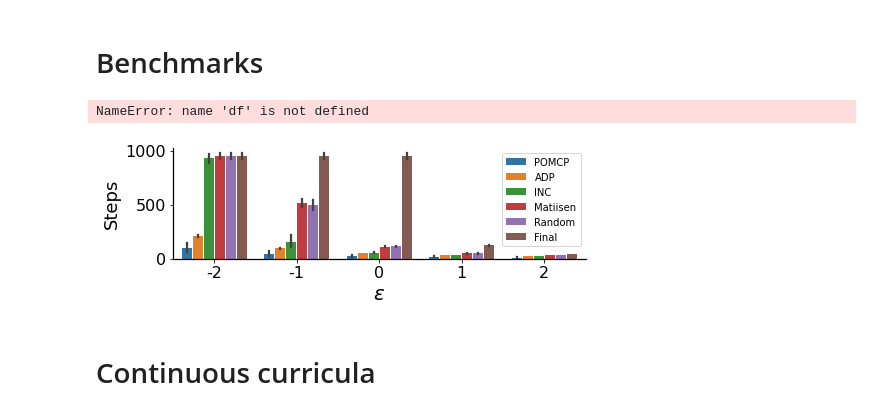
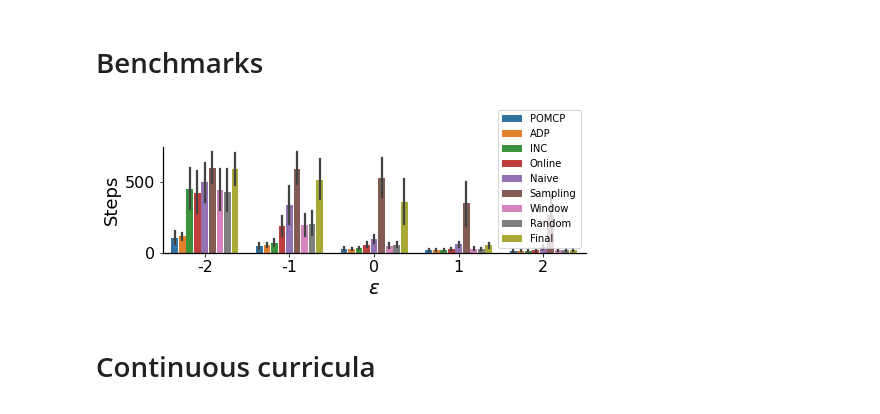
Before and after one commit to wtong98/automated-curriculum-learning, a Jupyter notebook: binary_env/plotter.ipynb, the cells around one changed output. Cells and saved outputs as stored; diff of their text form; code cells hidden in the pictures.

```diff
--- a/binary_env/plotter.ipynb
+++ b/binary_env/plotter.ipynb
@@ -116,5 +104,0 @@ plot_traj_slices(info['qr'], eps)
-# %%
-N = 10
-eps = 2
-traj, info = run_inc(eps=eps, goal_length=N)
-plot_traj_and_qr(traj, info['qr'], eps, N, save_path='fig/fig2_success_qr.png')
@@ -196,12 +145,0 @@ for i, eps in enumerate(eps_s):
-# %%
-fig, axs = plt.subplots(3, 2, figsize=(9, 8))
-
-N = 10
-eps = [2, 0, -2]
-
-for e, ax in zip(eps, axs):
-    traj, info = run_adp(eps=e, goal_length=N)
-    plot_traj_and_qr(traj, info['qr'], e, N, ax=ax[0])
-    plot_traj_slices(info['qr'], e, ax=ax[1])
-
-plt.savefig('fig/adp_conjoined.png')
@@ -213,10 +149,8 @@ plt.savefig('fig/adp_conjoined.png')
 np.random.seed(1)
 
 n_iters = 10
-# Ns = [3, 5, 10]
-Ns = [10]
+Ns = [3, 5, 10]
 eps = np.linspace(-2, 2, num=5)
-# max_steps = 500
 
 T = 3
 lr = 0.1
@@ -230,11 +164,11 @@ for N in tqdm(Ns):
     for e in eps:
         cases = [
             Case('ADP', run_adp, {'eps': e, 'goal_length': N}, []),
-            Case('INC', run_exp, {'eps': e, 'goal_length': N}, []),
-            # Case('Online', run_online, {'eps': e, 'goal_length': N, 'alpha': alpha, 'beta': beta}, []),
-            # Case('Naive', run_naive, {'eps': e, 'goal_length': N, 'alpha': alpha, 'beta': beta, 'k': k}, []),
-            # Case('Sampling', run_sampling, {'eps': e, 'goal_length': N, 'alpha': alpha, 'k': k}, []),
-            Case('Matiisen', run_window, {'eps': e, 'goal_length': N, 'alpha': alpha, 'beta': beta, 'k': k}, []),
+            Case('INC', run_inc, {'eps': e, 'goal_length': N}, []),
+            Case('Online', run_online, {'eps': e, 'goal_length': N, 'alpha': alpha, 'beta': beta}, []),
+            Case('Naive', run_naive, {'eps': e, 'goal_length': N, 'alpha': alpha, 'beta': beta, 'k': k}, []),
+            Case('Sampling', run_sampling, {'eps': e, 'goal_length': N, 'alpha': alpha, 'k': k}, []),
+            Case('Window', run_window, {'eps': e, 'goal_length': N, 'alpha': alpha, 'beta': beta, 'k': k}, []),
             Case('Random', run_random, {'eps': e, 'goal_length': N}, []),
             Case('Final', run_final_task_only, {'eps': e, 'goal_length': N}, []),
         ]
@@ -242,10 +176,9 @@ for N in tqdm(Ns):
         run_exp(n_iters=n_iters, cases=cases, max_steps=N * 100, lr=lr, T=T)
         raw_data.extend(cases)
 
+
 df_bench = pd.DataFrame(raw_data)
-df = pd.concat((df, df_bench), ignore_index=True)
+df = pd.concat((df, df_bench), ignore_index=True)   # df loaded from `pomcp.pkl` above
-# %% [output]
-NameError: name 'df' is not defined
 # %%
 # setting up for benchmark plotting
 fig_dir = Path('fig/us_v_matiisen_v_pomcp')
@@ -263,34 +196,25 @@ def extract_plot_vals(row):
     ], index=['name', 'N', 'eps', 'traj_lens'])
 # %%
 plot_df = df.apply(extract_plot_vals, axis=1).explode('traj_lens')
-
-# g = sns.catplot(plot_df, x='eps', y='traj_lens', hue='name', col='N', kind='bar', sharey=False, height=3, aspect=1.4)
-# g.set_axis_labels(f'$\epsilon$', 'Steps')
-# g.legend.set_title('')
-
-# plt.savefig('fig/us_v_matiisen_v_pomcp/seq_benchmarks_conjoined.png')
-
 plt.gcf().set_size_inches(7, 2.5)
 
 g = sns.barplot(plot_df, x='eps', y='traj_lens', hue='name', width=0.8, gap=0.1)
 g.set_xlabel(r'$\varepsilon$', fontsize=20)
 g.set_ylabel('Steps', fontsize=18)
 g.tick_params(labelsize=16)
-# g.set_yticks([0, 500, 1000])
+g.set_xticks(g.get_xticks())
 g.set_xticklabels([-2, -1, 0, 1, 2])
 g.legend().set_title('')
 
 g.spines['top'].set_visible(False)
 g.spines['right'].set_visible(False)
 g.spines['bottom'].set_linewidth(1.25)
 g.spines['left'].set_linewidth(1.25)
 
-# g.set_title(fr'$\sigma={s}$', fontsize=22)
-
 plt.gcf().tight_layout()
 plt.savefig(f'fig/benchmark_condensed.svg')
 plt.show()
 # %% [output]
-[figure, old version]
+[figure, new version]
 # %% [markdown]
 # Continuous curricula
```
Also changed, not shown: parts of 39 cells of this notebook, 1 other file.
